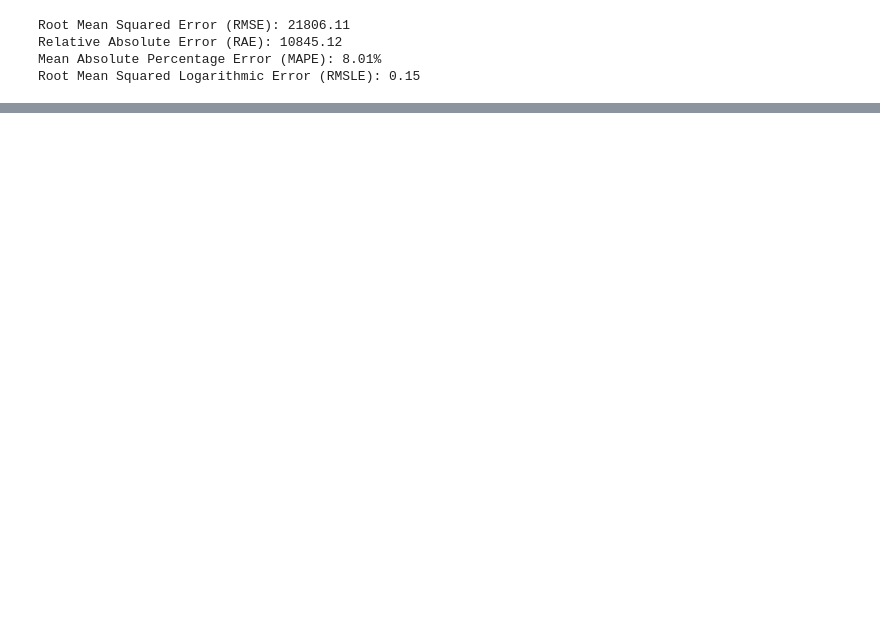
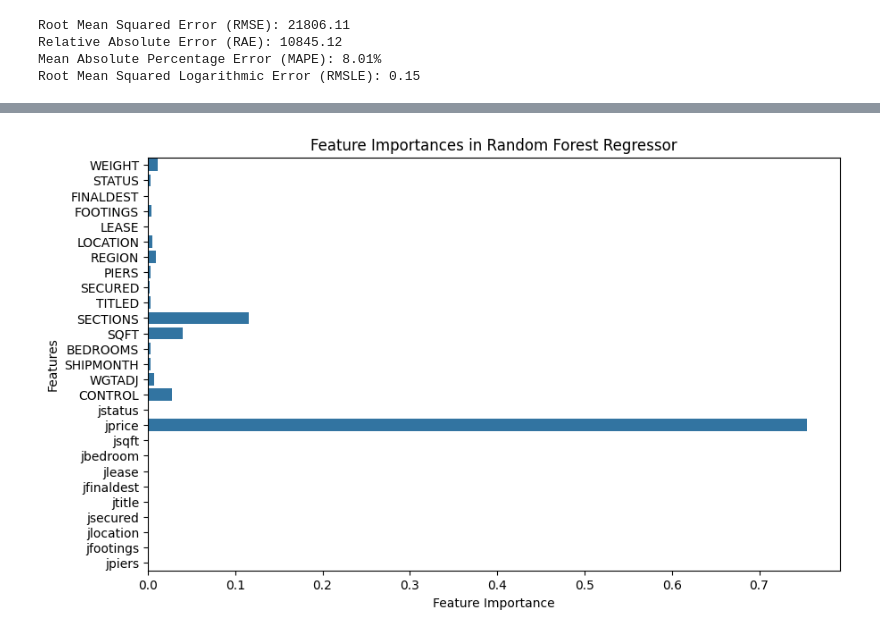
Before and after one commit to TheAmin102/csci-4340-Afiq, a Jupyter notebook: algorithm 1 visual.ipynb, the cells around one changed output, grey strips where cells are left out. Drawn from its saved outputs; the diff is of its cells as text; code cells hidden in the pictures; blank space fills up the shorter version.

```diff
--- a/algorithm 1 visual.ipynb
+++ b/algorithm 1 visual.ipynb
@@ -45,0 +78,13 @@ Root Mean Squared Logarithmic Error (RMSLE): 0.15
+# %%
+import seaborn as sns
+
+importances = rf_regressor.feature_importances_
+features = X.columns
+plt.figure(figsize=(10, 6))
+sns.barplot(x=importances, y=features)
+plt.xlabel("Feature Importance")
+plt.ylabel("Features")
+plt.title("Feature Importances in Random Forest Regressor")
+plt.show()
+# %% [output]
+[figure, added]
```
Also changed, not shown: parts of 7 cells of this notebook, 5 other files.
